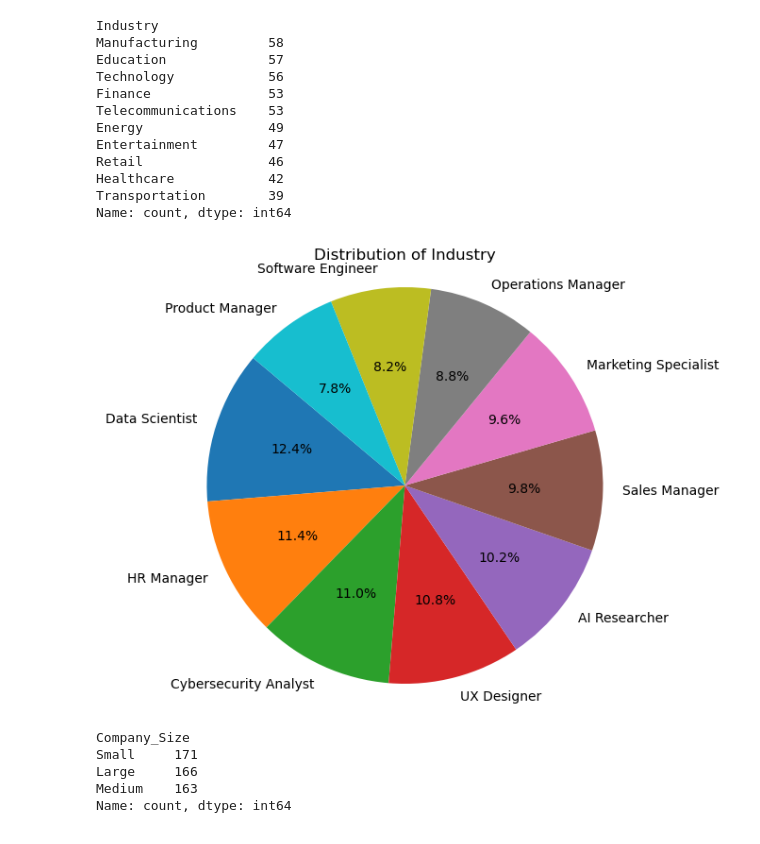
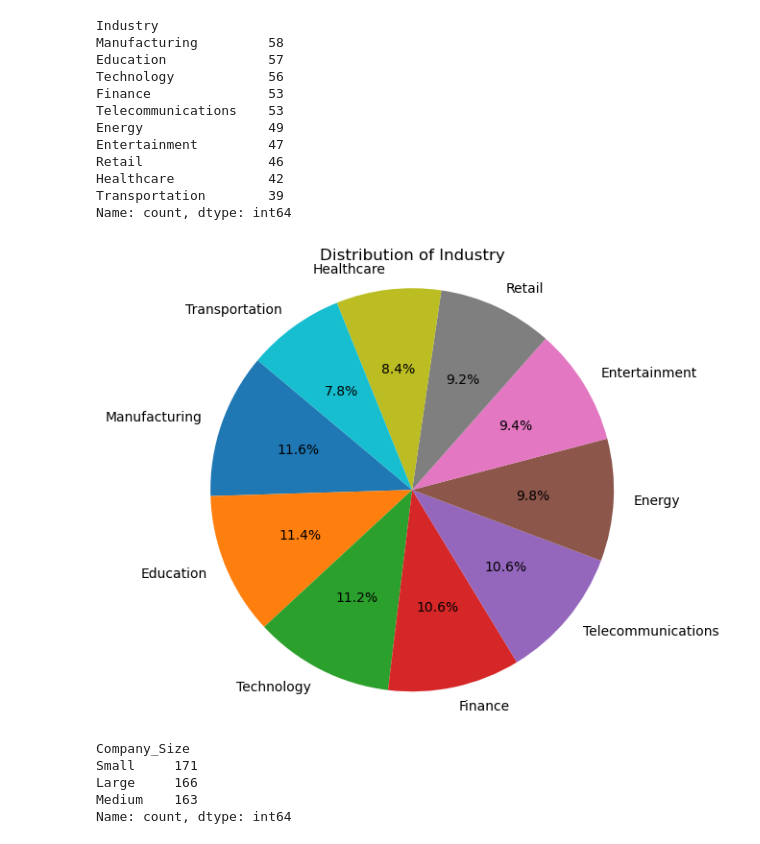
Before and after one commit to Augustus-Vidal/Job-Automation-Prediction, a Jupyter notebook: Workspaces/Justin/Untitled-1.ipynb, the cells around one changed output. Saved outputs shown, nothing was run; the diff lists cells and outputs as text; code cells hidden in the pictures.

```diff
--- a/Workspaces/Justin/Untitled-1.ipynb
+++ b/Workspaces/Justin/Untitled-1.ipynb
@@ -77,12 +77,12 @@ Name: count, dtype: int64
 # %%
 # Plotting the industries in a piechart
 plt.figure(figsize=(8, 6))
-plt.pie(job_title_counts, labels=job_title_counts.index, autopct='%1.1f%%', startangle=140)
+plt.pie(industry, labels=industry.index, autopct='%1.1f%%', startangle=140)
 plt.title('Distribution of Industry')
 plt.axis('equal')
 plt.show()
 # %% [output]
-[figure, old version]
+[figure, new version]
 # %%
 # Creating Company size value count
 company_size = job_market_data["Company_Size"].value_counts()
```
